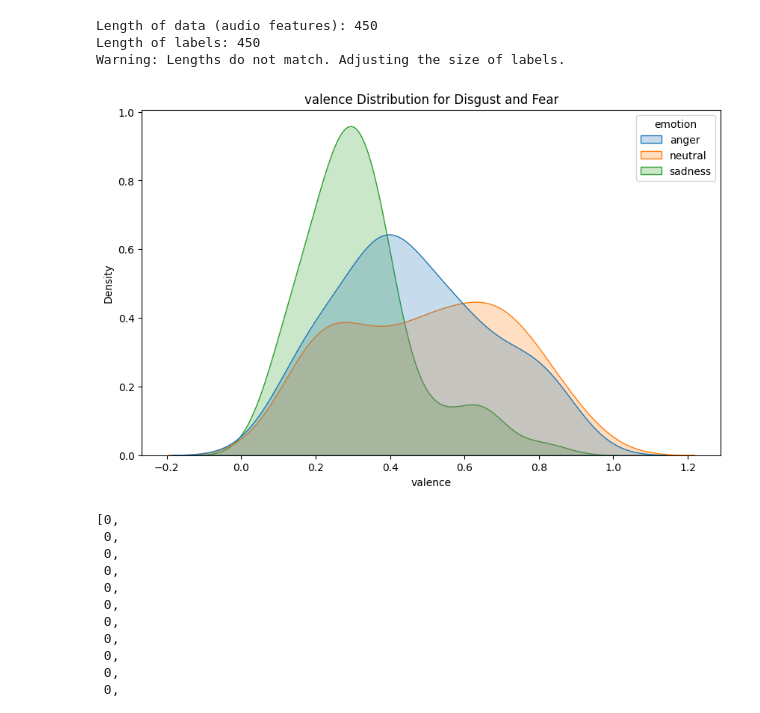
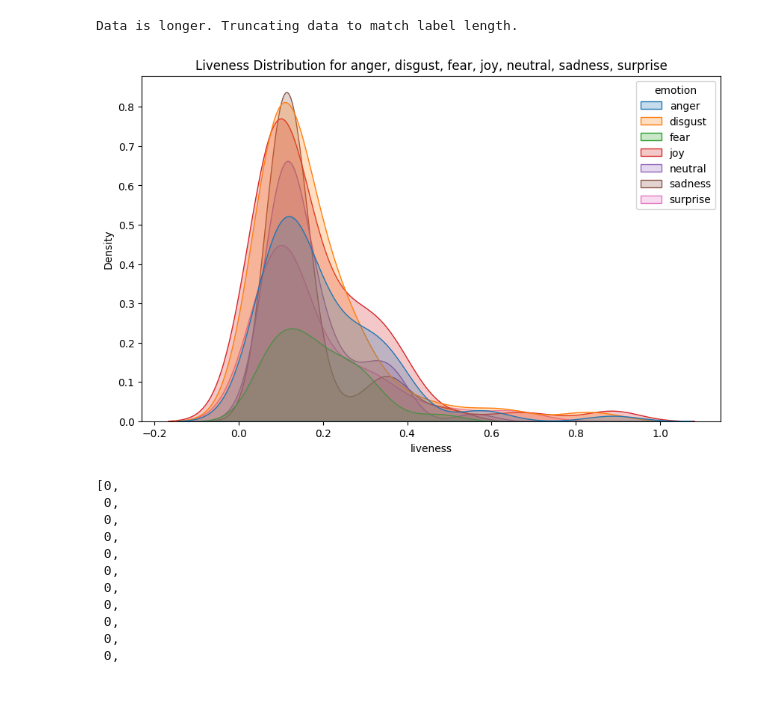
Before and after one commit to Kimdoyeon123/gg-project, a Jupyter notebook: music-labeling.ipynb, the cells around one changed output. Drawn from its saved outputs; the diff is of its cells as text; code cells hidden in the pictures.

```diff
--- a/music-labeling.ipynb
+++ b/music-labeling.ipynb
@@ -26,59 +26,52 @@ labels = [0] * 69 + [1] * 95  + [2] * 30  + [3] * 100 + [4] * 60 + [5] * 60 + [6
 # %%
 import torch
 import numpy as np
 import json
 import pandas as pd
 import seaborn as sns
 import matplotlib.pyplot as plt
 
 # 1. JSON 파일에서 데이터를 불러오기
 json_file_path = 'audio_features_data.json'  # json 파일의 이름이 실제 파일 이름과 일치해야 합니다
 
 # JSON 파일 읽기
 with open(json_file_path, 'r') as f:
     audio_features_data = json.load(f)
 
 # values()를 사용하여 데이터만 추출하고 numpy array로 변환
 data = np.array(list(audio_features_data.values()))
 
-# 데이터와 레이블 길이 확인
-print(f"Length of data (audio features): {len(data)}")
-print(f"Length of labels: {len(labels)}")
+# labels 배열이 정의되지 않았다면 정의
+labels = [0] * 69 + [1] * 95  + [2] * 30  + [3] * 100 + [4] * 60 + [5] * 60 + [6] * 54
 
-# 분위기 레이블: 예시로 3개의 레이블을 부여 (각 노래에 실제 레이블을 할당해야 합니다)
-
-labels = [0] * 69 + [1] * 95  + [2] * 30  + [3] * 100 + [4] * 60 + [5] * 60 + [6] * 54
-# 2. 길이 맞추기: 필요시 레이블 배열 잘라내기
-if len(data) == len(labels):
-    print("Lengths match. Proceeding with DataFrame creation.")
-else:
-    print("Warning: Lengths do not match. Adjusting the size of labels.")
-    labels = labels[:len(data)]  # 데이터 길이에 맞게 레이블을 자르기
+# 데이터와 레이블 길이 맞추기
+if len(data) > len(labels):
+    print("Data is longer. Truncating data to match label length.")
+    data = data[:len(labels)]
+elif len(data) < len(labels):
+    print("Labels are longer. Truncating labels to match data length.")
+    labels = labels[:len(data)]
 
 # emotion 레이블 추가
-emotion_labels = ["anger", "disgust", "fear", "joy", "neutral", "sadness", "surprise"]  # 7개의 감정 레이블 리스트
+emotion_labels = ["anger", "disgust", "fear", "joy", "neutral", "sadness", "surprise"]
+audio_features_df = pd.DataFrame(data, columns=['tempo', 'valence', 'energy', 'danceability', 'acousticness', 'speechiness', 'liveness'])
+audio_features_df['emotion'] = [emotion_labels[label] for label in labels]
 
-# 오디오 피처와 감정 레이블을 DataFrame으로 변환
-audio_features_df = pd.DataFrame(data, columns=['tempo', 'valence', 'energy', 'danceability', 'acousticness', 'speechiness', 'liveness'])
-audio_features_df['emotion'] = [emotion_labels[label] for label in labels]  # labels 배열을 이용하여 감정 레이블 추가
+# 시각화 함수 정의
+def visualize_emotion_feature(emotions_to_visualize, feature):
+    filtered_df = audio_features_df[audio_features_df['emotion'].isin(emotions_to_visualize)]
+    plt.figure(figsize=(10, 6))
+    sns.kdeplot(data=filtered_df, x=feature, hue='emotion', fill=True)
+    plt.title(f'{feature.capitalize()} Distribution for {", ".join(emotions_to_visualize)}')
+    plt.show()
 
-# 2. 시각화하고 싶은 감정 선택 (disgust와 fear만 선택)
-emotions_to_visualize = ["neutral", "sadness", "anger"]
-
-# 선택한 감정에 해당하는 데이터만 필터링
-filtered_df = audio_features_df[audio_features_df['emotion'].isin(emotions_to_visualize)]
-
-# 3. 시각화: valence에 대한 감정 분포 (disgust와 fear)
-feature='valence'
-plt.figure(figsize=(10, 6))
-sns.kdeplot(data=filtered_df, x=feature, hue='emotion', fill=True)  # 선택한 감정별 valence 분포
-plt.title(f'{feature} Distribution for Disgust and Fear')
-plt.show()
+# 감정 및 피처 선택 후 시각화
+emotions_to_visualize = ["anger", "disgust", "fear", "joy", "neutral", "sadness", "surprise"]  # 시각화할 감정
+feature = 'liveness'  # 시각화할 피처
+visualize_emotion_feature(emotions_to_visualize, feature)
 # %% [output]
-Length of data (audio features): 450
-Length of labels: 450
-Warning: Lengths do not match. Adjusting the size of labels.
+Data is longer. Truncating data to match label length.
-[figure, old version]
+[figure, new version]
 # %%
 labels
 # %% [output]
```
Also changed, not shown: parts of 2 cells of this notebook, 4 other files.
